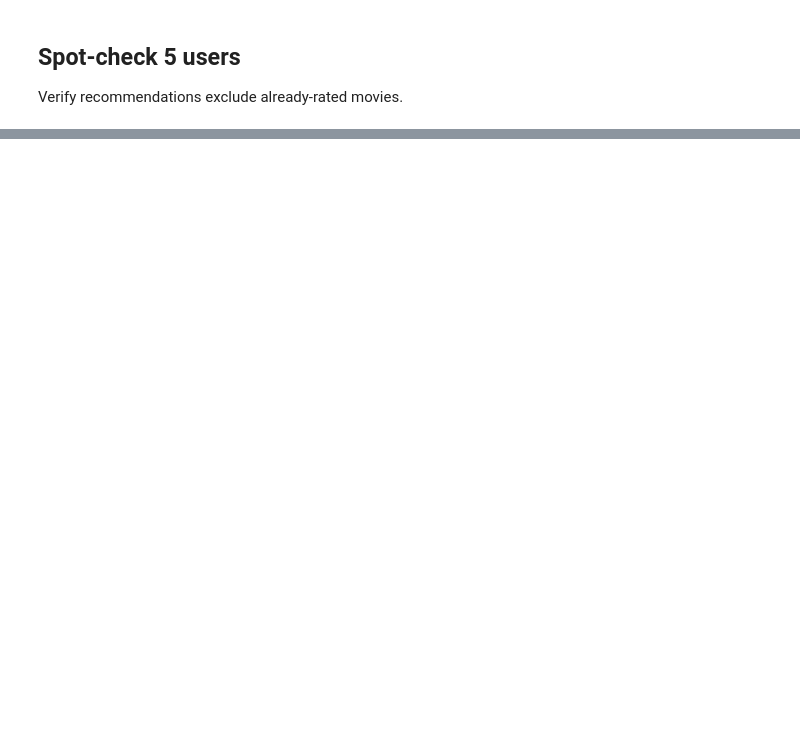
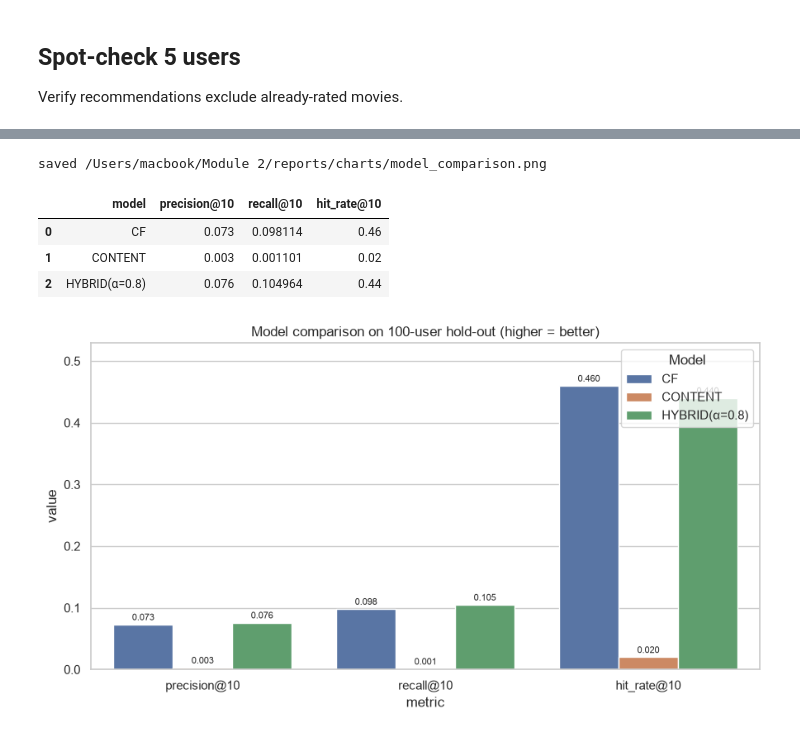
Before and after one commit to AIVIETNAM-AIO-DUTAM/hybrid-movie-recommender, a Jupyter notebook: notebooks/05_evaluation_analysis.ipynb, the cells around one changed output, grey strips where cells are left out. Drawn from its saved outputs; the diff is of its cells as text; code cells hidden in the pictures; blank space fills up the shorter version.

```diff
--- a/notebooks/05_evaluation_analysis.ipynb
+++ b/notebooks/05_evaluation_analysis.ipynb
@@ -97,0 +143,33 @@ pd.DataFrame(rows)
+# %%
+mc = pd.read_csv(ROOT / "evaluation" / "model_comparison.csv")
+hb = pd.read_csv(ROOT / "evaluation" / "hybrid" / "hybrid_alpha_comparison.csv")
+best_hb = hb.loc[hb["precision@10"].idxmax()]
+mc_full = pd.concat(
+    [
+        mc[["model", "precision@10", "recall@10", "hit_rate@10"]].assign(model=lambda d: d["model"].str.replace("KNN_", "")),
+        pd.DataFrame([{"model": "HYBRID(α=0.8)",
+                       "precision@10": best_hb["precision@10"],
+                       "recall@10": best_hb["recall@10"],
+                       "hit_rate@10": best_hb["hit_rate@10"]}]),
+    ],
+    ignore_index=True,
+)
+melted = mc_full.melt(id_vars="model", var_name="metric", value_name="value")
+fig, ax = plt.subplots(figsize=(9, 5))
+sns.barplot(data=melted, x="metric", y="value", hue="model", ax=ax)
+ax.set_title("Model comparison on 100-user hold-out (higher = better)")
+ax.set_ylim(0, max(melted["value"].max() * 1.15, 0.5))
+for c in ax.containers:
+    ax.bar_label(c, fmt="%.3f", fontsize=8, padding=2)
+ax.legend(title="Model", loc="upper right")
+plt.tight_layout()
+fig.savefig(CHARTS / "model_comparison.png", dpi=120)
+print("saved", CHARTS / "model_comparison.png")
+mc_full
+# %% [output]
+saved /Users/macbook/Module 2/reports/charts/model_comparison.png
+|  | model | precision@10 | recall@10 | hit_rate@10 |
+| 0 | CF | 0.073 | 0.098114 | 0.46 |
+| 1 | CONTENT | 0.003 | 0.001101 | 0.02 |
+| 2 | HYBRID(α=0.8) | 0.076 | 0.104964 | 0.44 |
+[figure, added]
```
Also changed, not shown: parts of 15 cells of this notebook, 3 other files.
